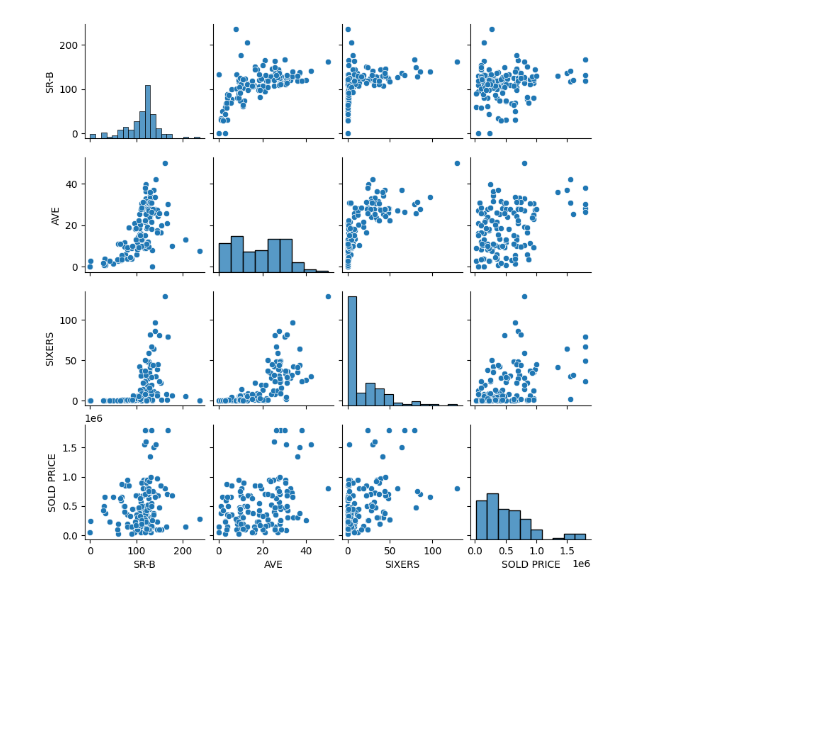
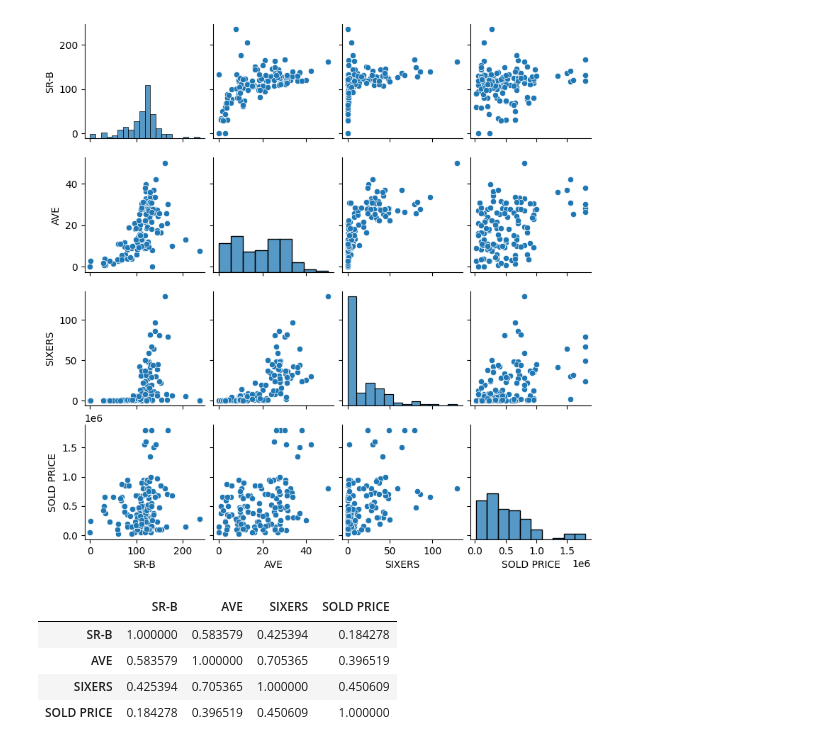
Before and after one commit to luanlimasoueu/analise-de-dados, a Jupyter notebook: livros/Fundamentals-of-AIML-text-book-4/2_capitulo/2_capitulo.ipynb, the cells around one changed output. Cells and saved outputs as stored; diff of their text form; code cells hidden in the pictures; blank space fills up the shorter version.

```diff
--- a/livros/Fundamentals-of-AIML-text-book-4/2_capitulo/2_capitulo.ipynb
+++ b/livros/Fundamentals-of-AIML-text-book-4/2_capitulo/2_capitulo.ipynb
@@ -526,3 +526,11 @@ sn.pairplot(ipl_auction_df[influential_features], size=2)
 [figure]
 # %%
 #| Correlation and Heatmap
+# %%
+ipl_auction_df[influential_features].corr()
+# %% [output]
+|  | SR-B | AVE | SIXERS | SOLD PRICE |
+| SR-B | 1.000000 | 0.583579 | 0.425394 | 0.184278 |
+| AVE | 0.583579 | 1.000000 | 0.705365 | 0.396519 |
+| SIXERS | 0.425394 | 0.705365 | 1.000000 | 0.450609 |
+| SOLD PRICE | 0.184278 | 0.396519 | 0.450609 | 1.000000 |
```
Also changed, not shown: parts of 1 cell of this notebook.
